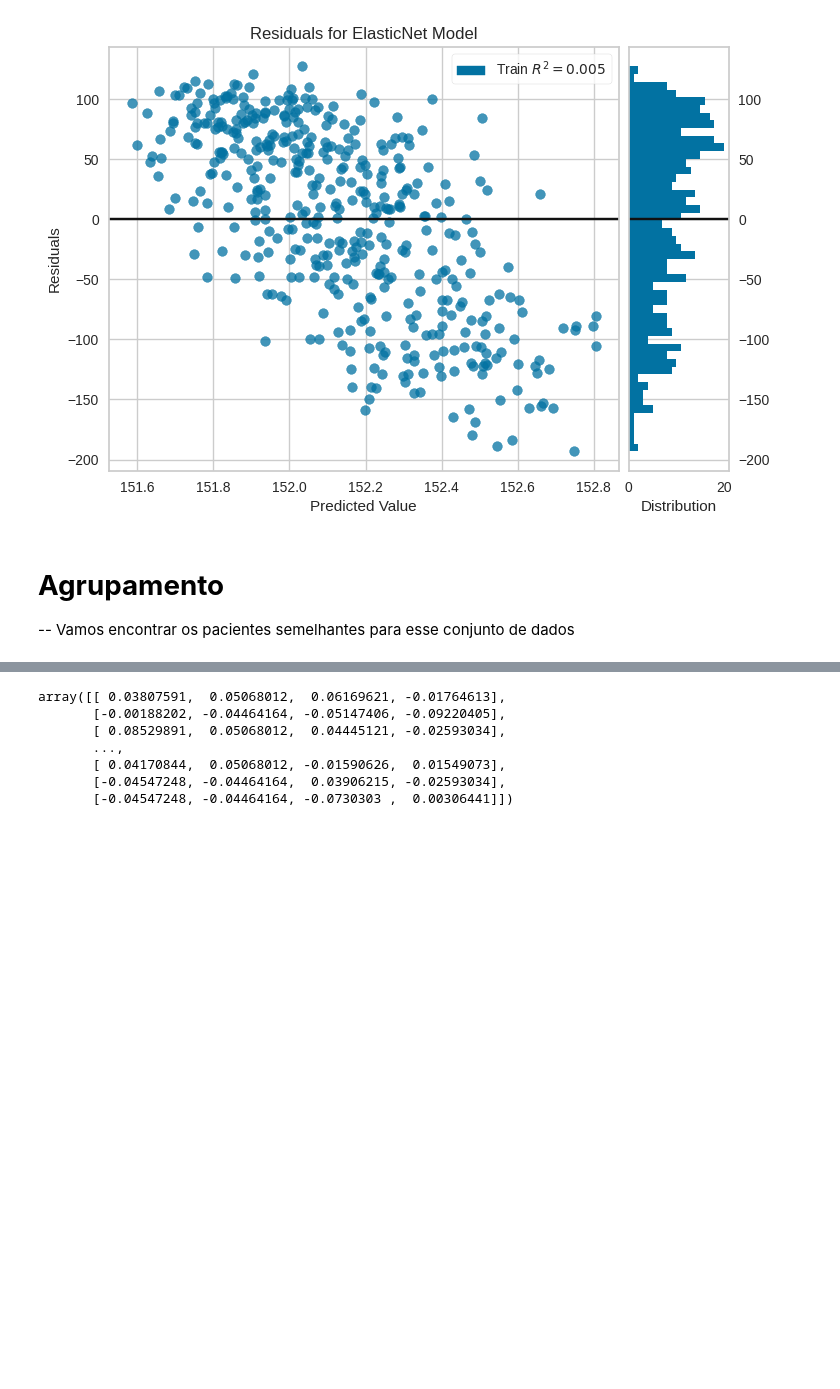
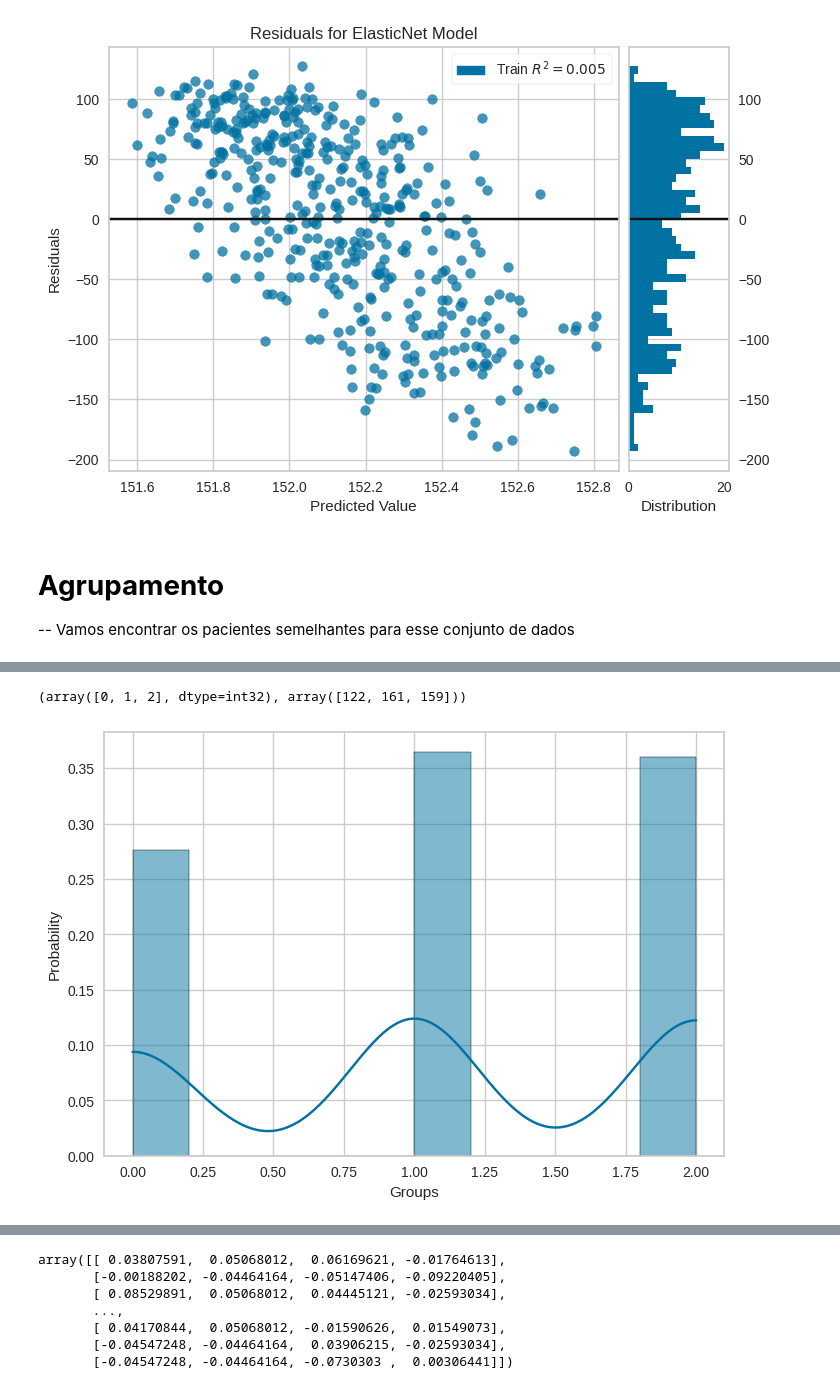
Before and after one commit to cantaruttim/Diabetes, a Jupyter notebook: Diabetes.ipynb, the cells around one changed output, grey strips where cells are left out. Cells and saved outputs as stored; diff of their text form; code cells hidden in the pictures; blank space fills up the shorter version.

```diff
--- a/Diabetes.ipynb
+++ b/Diabetes.ipynb
@@ -264,0 +317,8 @@ dataset.head()
+# %%
+X = dataset.iloc[:, 0:10].values # todas as colunas
+
+agrupamento = KMeans(n_clusters=3, random_state=1)
+agrupamento.fit(X)
+
+dataset['Groups'] = agrupamento.labels_
+dataset.head()
@@ -264,0 +332,10 @@ dataset.head()
+# %%
+np.unique(agrupamento.labels_, return_counts=True)
+# %% [output]
+(array([0, 1, 2], dtype=int32), array([122, 161, 159]))
+# %%
+import seaborn as sns
+
+sns.histplot(dataset['Groups'], kde = True, stat = 'probability');
+# %% [output]
+[figure, added]
```
Also changed, not shown: parts of 19 cells of this notebook.
